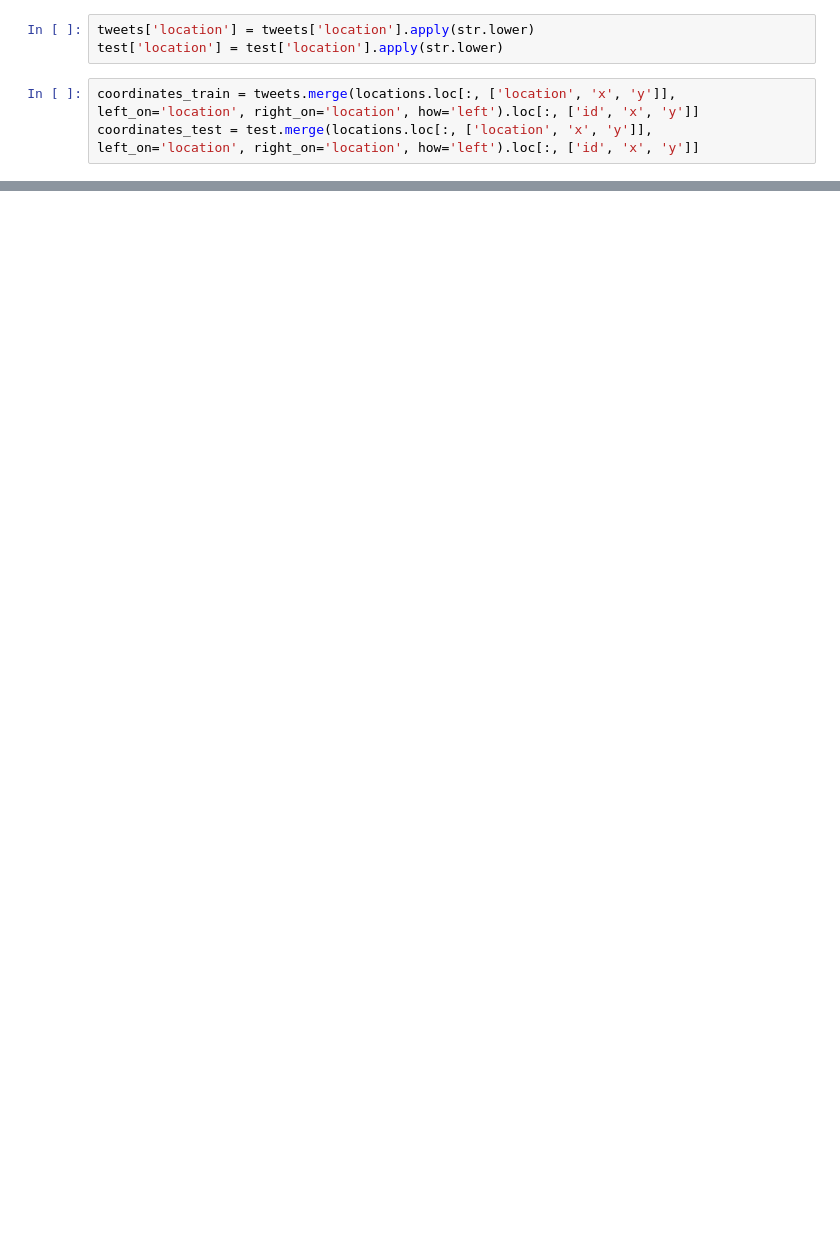
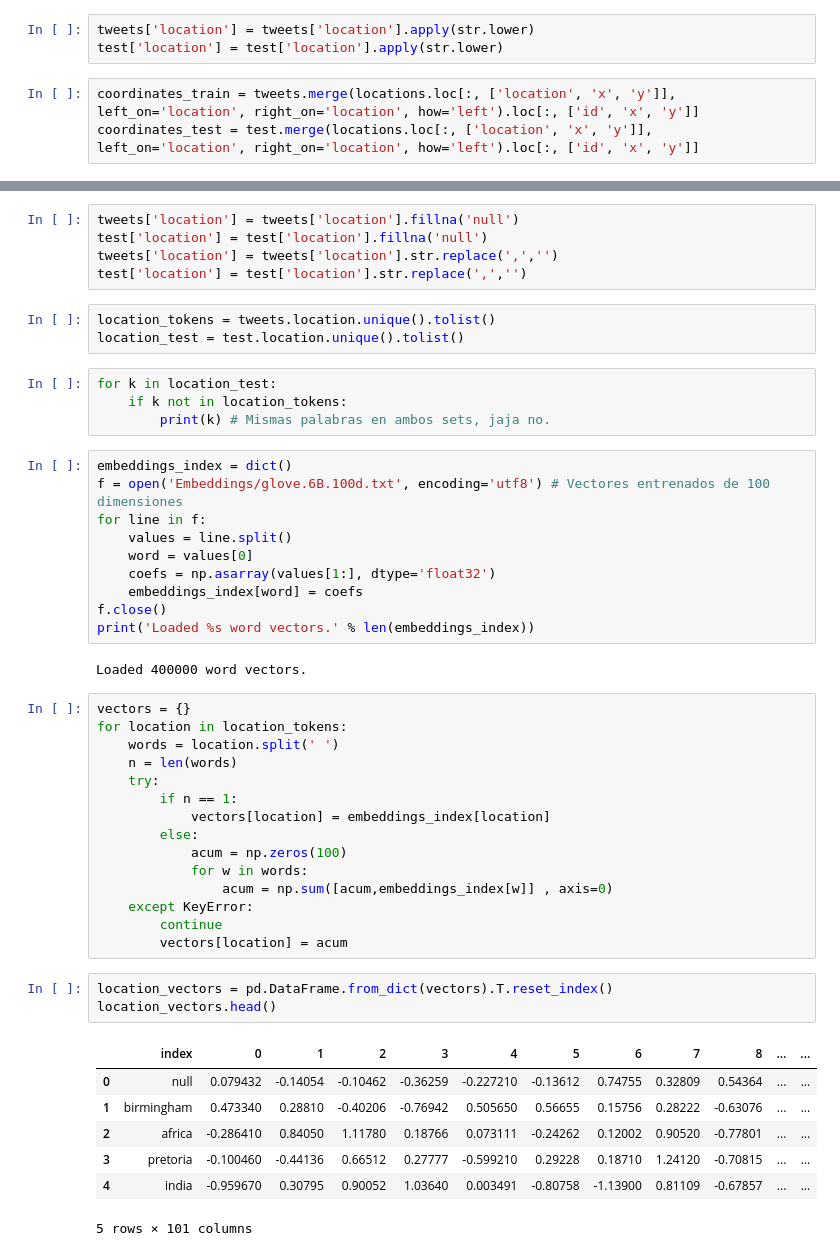
Before and after one commit to milemarchese/OrganizacionDeDatos, a Jupyter notebook: TP2/FeatureEngineering.ipynb, the cells around one changed output, grey strips where cells are left out. Drawn from its saved outputs; the diff is of its cells as text; blank space fills up the shorter version.

```diff
--- a/TP2/FeatureEngineering.ipynb
+++ b/TP2/FeatureEngineering.ipynb
@@ -542,0 +527,50 @@ coordinates_test = test.merge(locations.loc[:, ['location', 'x', 'y']], left_on=
+# %%
+tweets['location'] = tweets['location'].fillna('null')
+test['location'] = test['location'].fillna('null')
+tweets['location'] = tweets['location'].str.replace(',','')
+test['location'] = test['location'].str.replace(',','')
+# %%
+location_tokens = tweets.location.unique().tolist()
+location_test = test.location.unique().tolist()
+# %%
+for k in location_test:
+    if k not in location_tokens:
+        print(k) # Mismas palabras en ambos sets, jaja no.
+# %%
+embeddings_index = dict()
+f = open('Embeddings/glove.6B.100d.txt', encoding='utf8') # Vectores entrenados de 100 dimensiones
+for line in f:
+    values = line.split()
+    word = values[0]
+    coefs = np.asarray(values[1:], dtype='float32')
+    embeddings_index[word] = coefs
+f.close()
+print('Loaded %s word vectors.' % len(embeddings_index))
+# %% [output]
+Loaded 400000 word vectors.
+# %%
+vectors = {}
+for location in location_tokens:
+    words = location.split(' ')
+    n = len(words)
+    try:
+        if n == 1:
+            vectors[location] = embeddings_index[location]
+        else:
+            acum = np.zeros(100)
+            for w in words:
+                acum = np.sum([acum,embeddings_index[w]] , axis=0)
+    except KeyError:
+        continue
+        vectors[location] = acum
+# %%
+location_vectors = pd.DataFrame.from_dict(vectors).T.reset_index()
+location_vectors.head()
+# %% [output]
+|  | index | 0 | 1 | 2 | 3 | 4 | 5 | 6 | 7 | 8 | ... | ... |
+| 0 | null | 0.079432 | -0.14054 | -0.10462 | -0.36259 | -0.227210 | -0.13612 | 0.74755 | 0.32809 | 0.54364 | ... | ... |
+| 1 | birmingham | 0.473340 | 0.28810 | -0.40206 | -0.76942 | 0.505650 | 0.56655 | 0.15756 | 0.28222 | -0.63076 | ... | ... |
+| 2 | africa | -0.286410 | 0.84050 | 1.11780 | 0.18766 | 0.073111 | -0.24262 | 0.12002 | 0.90520 | -0.77801 | ... | ... |
+| 3 | pretoria | -0.100460 | -0.44136 | 0.66512 | 0.27777 | -0.599210 | 0.29228 | 0.18710 | 1.24120 | -0.70815 | ... | ... |
+| 4 | india | -0.959670 | 0.30795 | 0.90052 | 1.03640 | 0.003491 | -0.80758 | -1.13900 | 0.81109 | -0.67857 | ... | ... |
+5 rows × 101 columns
```
Also changed, not shown: parts of 20 cells of this notebook, 8 other files.
